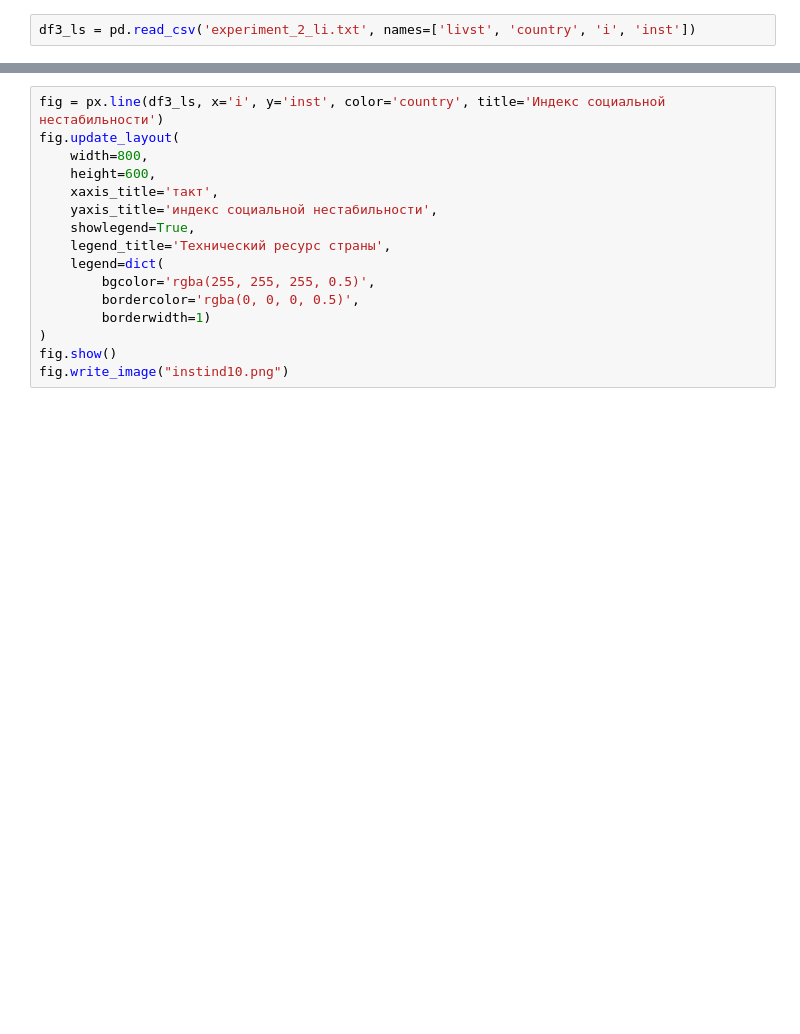
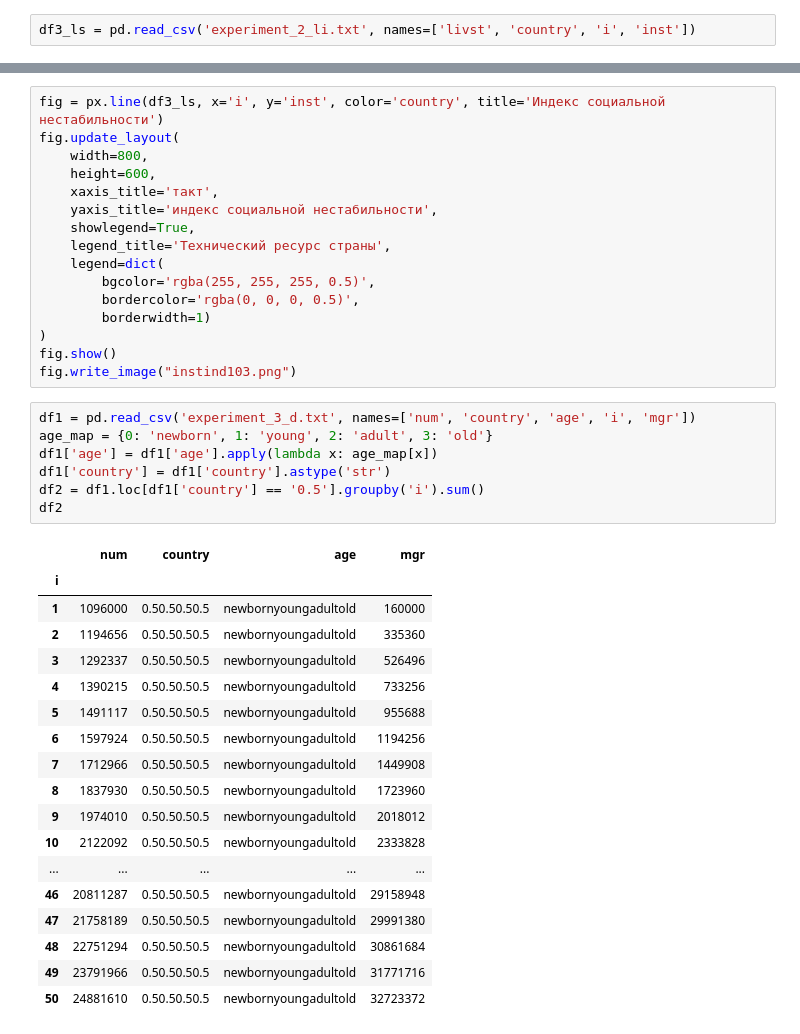
Before and after one commit to lizlizardplease/migration-education, a Jupyter notebook: viz.ipynb, the cells around one changed output, grey strips where cells are left out. Cells and saved outputs as stored; diff of their text form; blank space fills up the shorter version.

```diff
--- a/viz.ipynb
+++ b/viz.ipynb
@@ -320,4 +272,30 @@ fig.update_layout(
         borderwidth=1)
 )
 fig.show()
-fig.write_image("instind10.png")
+fig.write_image("instind103.png")
+# %%
+df1 = pd.read_csv('experiment_3_d.txt', names=['num', 'country', 'age', 'i', 'mgr'])
+age_map = {0: 'newborn', 1: 'young', 2: 'adult', 3: 'old'}
+df1['age'] = df1['age'].apply(lambda x: age_map[x])
+df1['country'] = df1['country'].astype('str')
+df2 = df1.loc[df1['country'] == '0.5'].groupby('i').sum()
+df2
+# %% [output]
+|  | num | country | age | mgr |
+| i |  |  |  |  |
+| 1 | 1096000 | 0.50.50.50.5 | newbornyoungadultold | 160000 |
+| 2 | 1194656 | 0.50.50.50.5 | newbornyoungadultold | 335360 |
+| 3 | 1292337 | 0.50.50.50.5 | newbornyoungadultold | 526496 |
+| 4 | 1390215 | 0.50.50.50.5 | newbornyoungadultold | 733256 |
+| 5 | 1491117 | 0.50.50.50.5 | newbornyoungadultold | 955688 |
+| 6 | 1597924 | 0.50.50.50.5 | newbornyoungadultold | 1194256 |
+| 7 | 1712966 | 0.50.50.50.5 | newbornyoungadultold | 1449908 |
+| 8 | 1837930 | 0.50.50.50.5 | newbornyoungadultold | 1723960 |
+| 9 | 1974010 | 0.50.50.50.5 | newbornyoungadultold | 2018012 |
+| 10 | 2122092 | 0.50.50.50.5 | newbornyoungadultold | 2333828 |
+| ... | ... | ... | ... | ... |
+| 46 | 20811287 | 0.50.50.50.5 | newbornyoungadultold | 29158948 |
+| 47 | 21758189 | 0.50.50.50.5 | newbornyoungadultold | 29991380 |
+| 48 | 22751294 | 0.50.50.50.5 | newbornyoungadultold | 30861684 |
+| 49 | 23791966 | 0.50.50.50.5 | newbornyoungadultold | 31771716 |
+| 50 | 24881610 | 0.50.50.50.5 | newbornyoungadultold | 32723372 |
```
Also changed, not shown: parts of 14 cells of this notebook, 6 other files.
